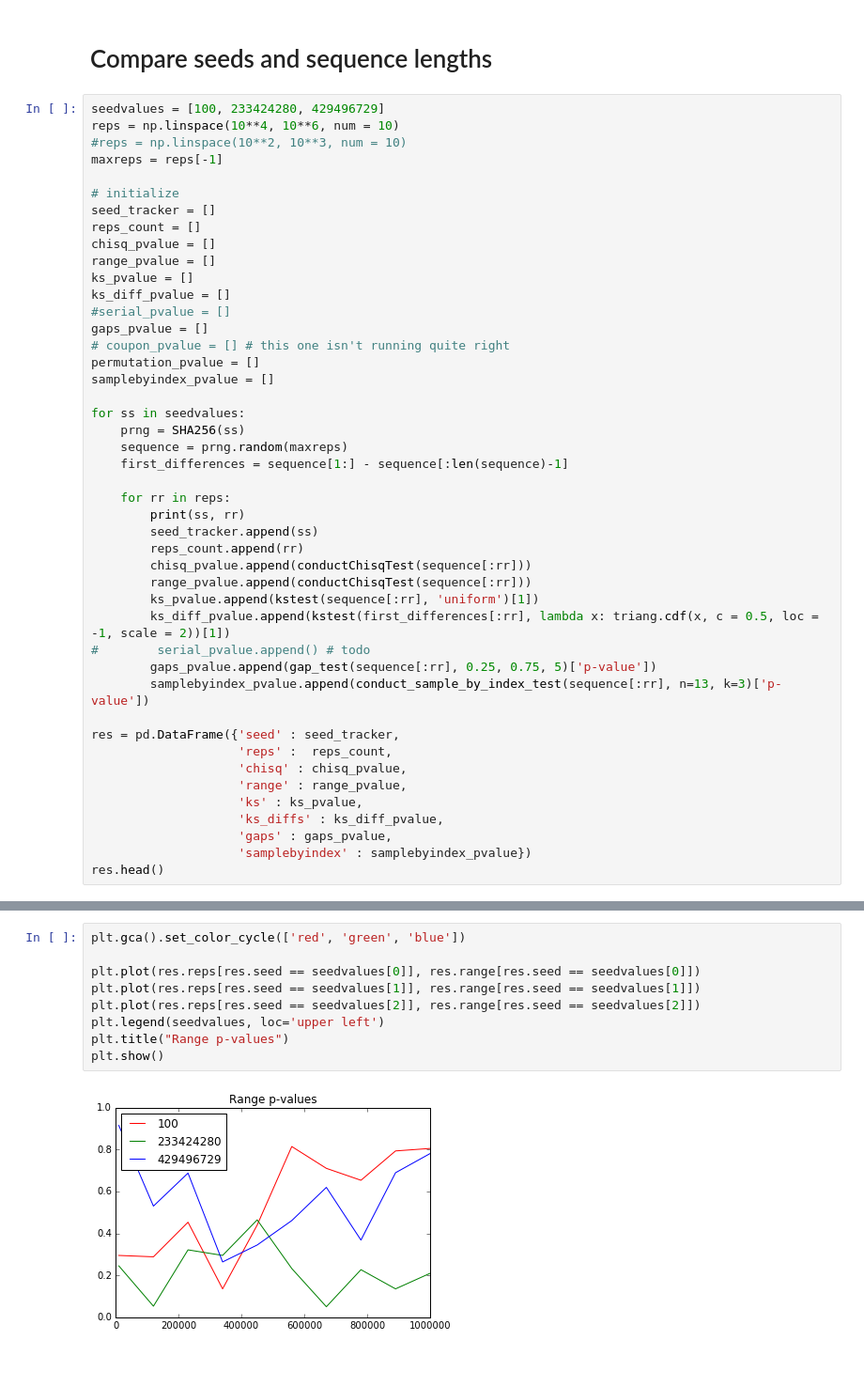
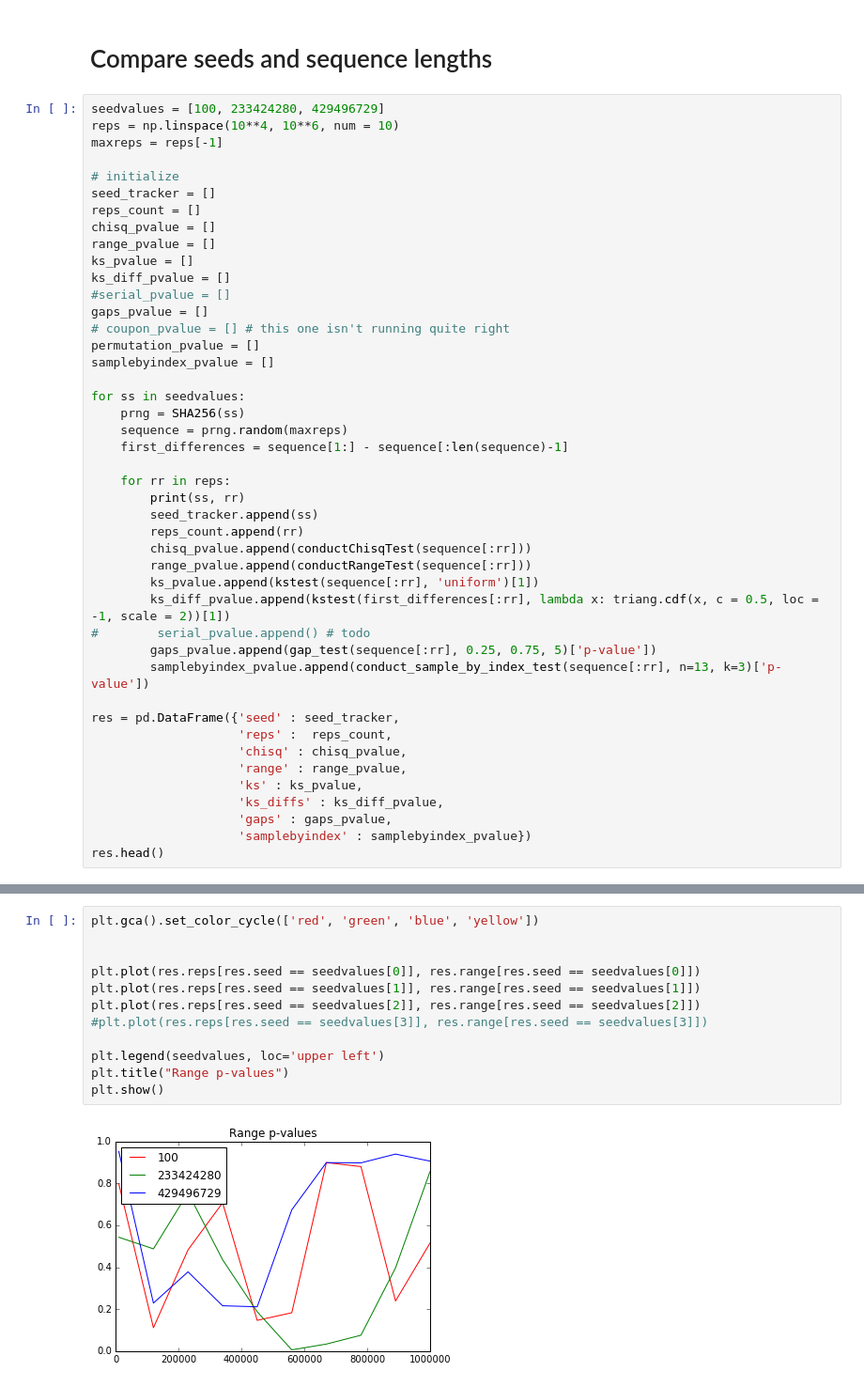
Before and after one commit to kellieotto/prng-slides, a Jupyter notebook: code/sha256-tests.ipynb, the cells around one changed output, grey strips where cells are left out. Shown at 94% size. Drawn from its saved outputs; the diff is of its cells as text.

```diff
--- a/code/sha256-tests.ipynb
+++ b/code/sha256-tests.ipynb
@@ -283,7 +283,6 @@ def conduct_sample_by_index_test(sequence, n, k):
 # %%
 seedvalues = [100, 233424280, 429496729]
 reps = np.linspace(10**4, 10**6, num = 10)
-#reps = np.linspace(10**2, 10**3, num = 10)
 maxreps = reps[-1]
 
 # initialize
@@ -309,7 +308,7 @@ for ss in seedvalues:
         seed_tracker.append(ss)
         reps_count.append(rr)
         chisq_pvalue.append(conductChisqTest(sequence[:rr]))
-        range_pvalue.append(conductChisqTest(sequence[:rr]))
+        range_pvalue.append(conductRangeTest(sequence[:rr]))
         ks_pvalue.append(kstest(sequence[:rr], 'uniform')[1])
         ks_diff_pvalue.append(kstest(first_differences[:rr], lambda x: triang.cdf(x, c = 0.5, loc = -1, scale = 2))[1])
 #        serial_pvalue.append() # todo
@@ -361,14 +362,17 @@ plt.show()
 # %% [output]
 [figure]
 # %%
-plt.gca().set_color_cycle(['red', 'green', 'blue'])
+plt.gca().set_color_cycle(['red', 'green', 'blue', 'yellow'])
+
 
 plt.plot(res.reps[res.seed == seedvalues[0]], res.range[res.seed == seedvalues[0]])
 plt.plot(res.reps[res.seed == seedvalues[1]], res.range[res.seed == seedvalues[1]])
 plt.plot(res.reps[res.seed == seedvalues[2]], res.range[res.seed == seedvalues[2]])
+#plt.plot(res.reps[res.seed == seedvalues[3]], res.range[res.seed == seedvalues[3]])
+
 plt.legend(seedvalues, loc='upper left')
 plt.title("Range p-values")
 plt.show()
 # %% [output]
-[figure, old version]
+[figure, new version]
 # %%
```
Also changed, not shown: parts of 9 cells of this notebook.
